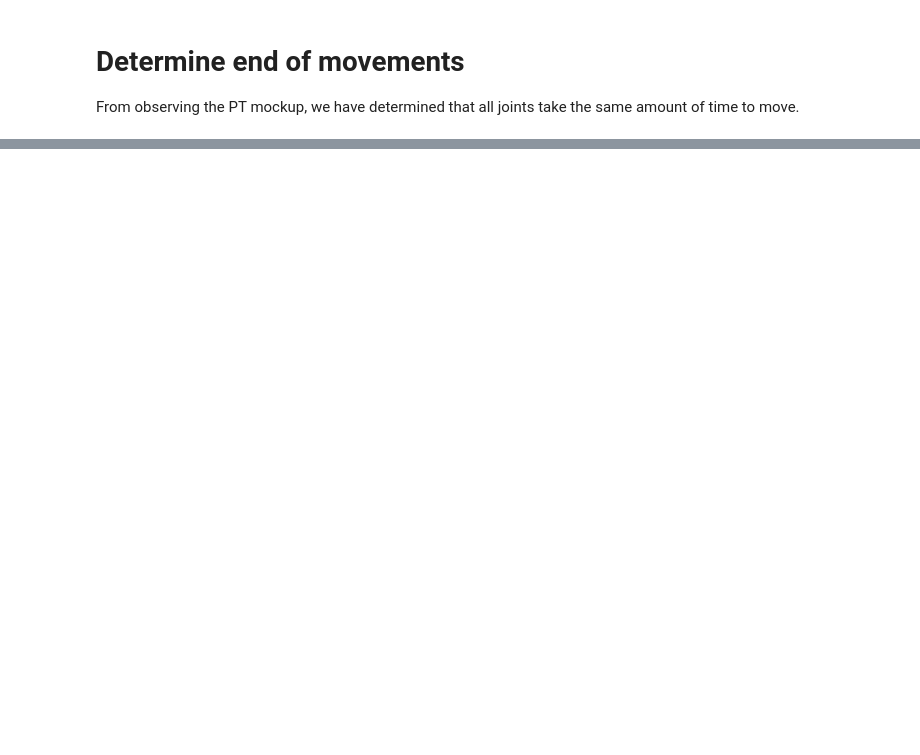
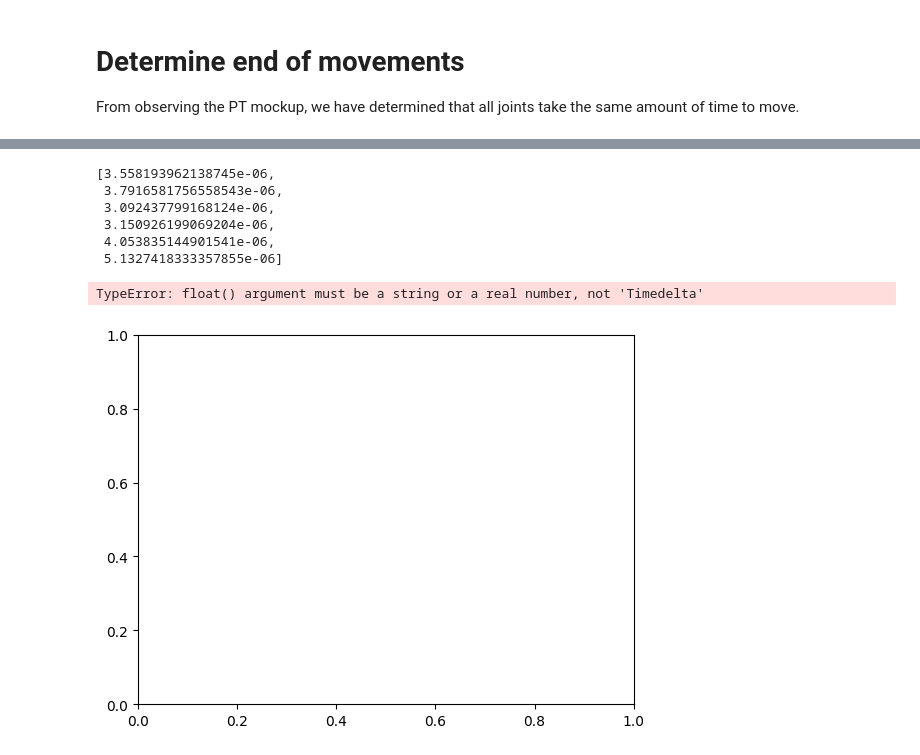
Before and after one commit to akthomsen/UR3eDTCourse, a Jupyter notebook: DT-solution/scripts/train_movement_time_model.ipynb, the cells around one changed output, grey strips where cells are left out. Saved outputs shown, nothing was run; the diff lists cells and outputs as text; code cells hidden in the pictures; blank space fills up the shorter version.

```diff
--- a/DT-solution/scripts/train_movement_time_model.ipynb
+++ b/DT-solution/scripts/train_movement_time_model.ipynb
@@ -247,0 +254,25 @@ plt.legend()
+# %%
+# Extract time
+# This is easy as it is just the difference between the start and end timesteps of movements
+start_positions = []
+end_positions = []
+movement_time = []
+
+joint_positions = sensor_data_np[:, -12:-6]
+
+for i, _ in enumerate(start_indexes):
+    # Determine time taken
+    time_taken = sensor_data_np[end_indexes[i], 2] - sensor_data_np[start_indexes[i], 2]
+    movement_time.append(time_taken.total_seconds()) # save time taken in seconds
+
+    # Extract start and end pos
+    start_pos = joint_positions[start_indexes[i], :]
+    start_positions.append(start_pos)
+
+    end_pos = joint_positions[end_indexes[i], :]
+    end_positions.append(end_pos)
+
+
+print(f"{movement_time=}\n")
+print(f"{start_positions=}\n")
+print(f"{end_positions=}\n")
@@ -247,0 +297,19 @@ plt.legend()
+# %%
+max_position_diff = []
+
+for i, _ in enumerate(start_positions):
+    max_position_diff.append(np.max(np.abs(end_positions[i] - start_positions[i])))
+
+max_position_diff
+# %% [output]
+[3.558193962138745e-06,
+ 3.7916581756558543e-06,
+ 3.092437799168124e-06,
+ 3.150926199069204e-06,
+ 4.053835144901541e-06,
+ 5.1327418333357855e-06]
+# %%
+plt.plot(max_position_diff, movement_time)
+# %% [output]
+TypeError: float() argument must be a string or a real number, not 'Timedelta'
+[figure, added]
```
Also changed, not shown: parts of 12 cells of this notebook.
